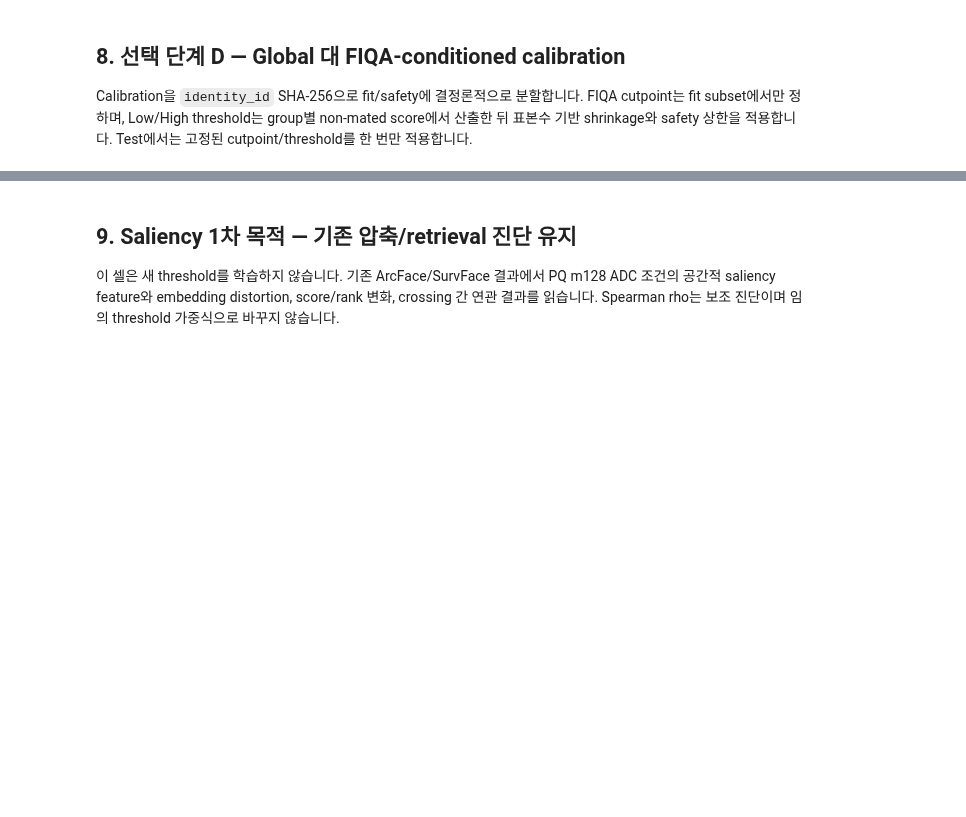
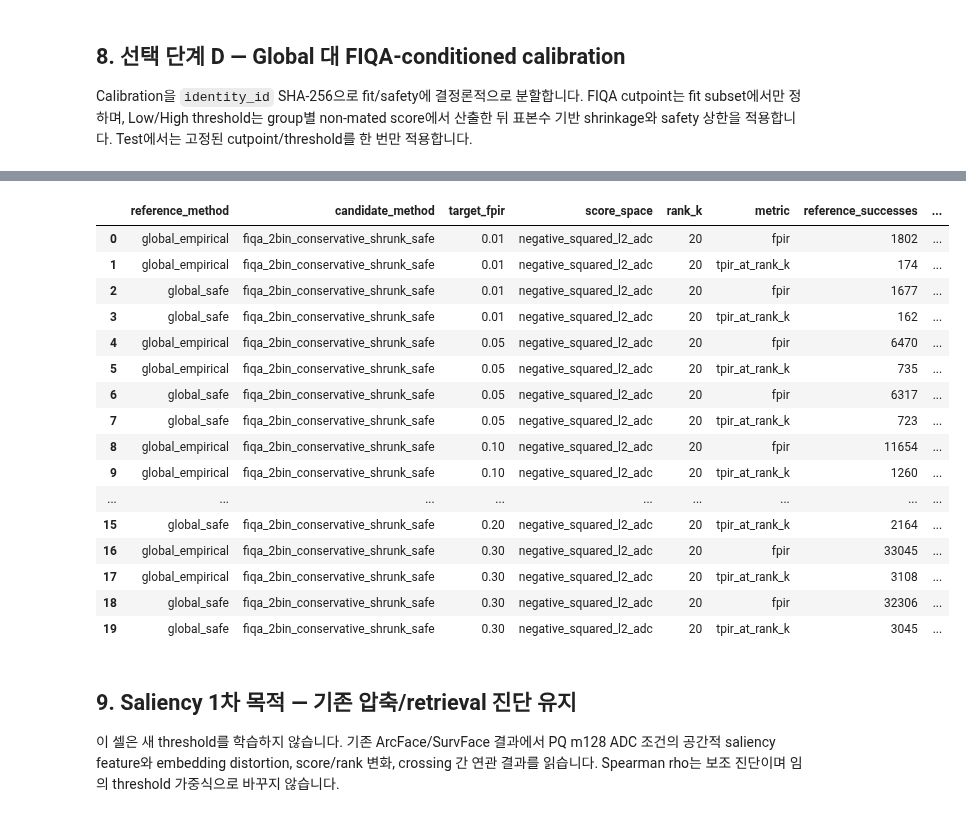
Before and after one commit to knougitrepos/ronbun, a Jupyter notebook: notebooks/calibration/00_fiqa_conditioned_threshold_calibration.ipynb, the cells around one changed output, grey strips where cells are left out. Drawn from its saved outputs; the diff is of its cells as text; code cells hidden in the pictures; blank space fills up the shorter version.

Commit message:
TEST : FIQA

```diff
--- a/notebooks/calibration/00_fiqa_conditioned_threshold_calibration.ipynb
+++ b/notebooks/calibration/00_fiqa_conditioned_threshold_calibration.ipynb
@@ -365,40 +459,56 @@ CALIBRATION_OUTPUT_DIR = (
     / selected_spec.model_uid / f'{COMPRESSION_PROFILE}__{SEARCH_MODE}'
 )
 comparison = None
+calibration_stage_action = 'not_run'
 
 if RUN_THRESHOLD_CALIBRATION:
-    if (
-        WRITE_CALIBRATION_ARTIFACT
-        and CALIBRATION_OUTPUT_DIR.exists()
-        and not OVERWRITE_OUTPUTS
-    ):
-        raise FileExistsError(
-            f'기존 calibration artifact가 있습니다: {CALIBRATION_OUTPUT_DIR}'
+    if CALIBRATION_OUTPUT_DIR.exists() and not OVERWRITE_OUTPUTS:
+        comparison = load_calibration_comparison_artifact(CALIBRATION_OUTPUT_DIR)
+        calibration_stage_action = 'reused_verified'
+        display(Markdown(f'완료된 calibration artifact를 검증 후 재사용합니다: `{CALIBRATION_OUTPUT_DIR}`'))
+    else:
+        if calibration_with_fiqa is None or test_with_fiqa is None:
+            raise RuntimeError('먼저 FIQA 및 condition score artifact를 준비해야 합니다.')
+        in_memory_comparison = run_global_vs_fiqa_calibration(
+            calibration_with_fiqa,
+            test_with_fiqa,
+            target_fpirs=TARGET_FPIRS,
+            bin_count=QUALITY_BIN_COUNT,
+            shrinkage_strength=SHRINKAGE_STRENGTH,
+            minimum_group_non_mated=MINIMUM_GROUP_NON_MATED,
+            safety_fraction=SAFETY_FRACTION,
+            partition_seed=PARTITION_SEED,
+            condition_manifest=condition_tables.manifest,
+            fiqa_manifest=fiqa_artifact.manifest,
         )
-    if calibration_with_fiqa is None or test_with_fiqa is None:
-        raise RuntimeError('먼저 FIQA 및 condition score artifact를 준비해야 합니다.')
-    in_memory_comparison = run_global_vs_fiqa_calibration(
-        calibration_with_fiqa,
-        test_with_fiqa,
-        target_fpirs=TARGET_FPIRS,
-        bin_count=QUALITY_BIN_COUNT,
-        shrinkage_strength=SHRINKAGE_STRENGTH,
-        minimum_group_non_mated=MINIMUM_GROUP_NON_MATED,
-        safety_fraction=SAFETY_FRACTION,
-        partition_seed=PARTITION_SEED,
-        condition_manifest=condition_tables.manifest,
-        fiqa_manifest=fiqa_artifact.manifest,
-    )
-    comparison = (
-        write_calibration_comparison_artifact(
-            CALIBRATION_OUTPUT_DIR, in_memory_comparison, overwrite=OVERWRITE_OUTPUTS
+        comparison = (
+            write_calibration_comparison_artifact(
+                CALIBRATION_OUTPUT_DIR, in_memory_comparison, overwrite=OVERWRITE_OUTPUTS
+            )
+            if WRITE_CALIBRATION_ARTIFACT
+            else in_memory_comparison
         )
-        if WRITE_CALIBRATION_ARTIFACT
-        else in_memory_comparison
-    )
+        calibration_stage_action = (
+            'computed_written' if WRITE_CALIBRATION_ARTIFACT else 'computed_in_memory'
+        )
 else:
     if CALIBRATION_OUTPUT_DIR.is_dir():
         comparison = load_calibration_comparison_artifact(CALIBRATION_OUTPUT_DIR)
+        calibration_stage_action = 'loaded_verified'
+
+if comparison is not None:
+    expected_comparison = {
+        'condition_uid': condition_tables.condition_uid if condition_tables is not None else None,
+        'fiqa_uid': fiqa_artifact.manifest['fiqa_uid'] if fiqa_artifact is not None else None,
+        'score_space': condition_tables.manifest['score_space'] if condition_tables is not None else None,
+    }
+    mismatches = {
+        key: (comparison.manifest.get(key), expected)
+        for key, expected in expected_comparison.items()
+        if expected is None or comparison.manifest.get(key) != expected
+    }
+    if mismatches:
+        raise ValueError(f'calibration artifact가 현재 입력 lineage와 다릅니다: {mismatches}')
 
 if comparison is None:
     display(Markdown(f'calibration comparison 대기 중: `{CALIBRATION_OUTPUT_DIR}`'))
@@ -414,3 +524,4 @@ else:
         .sort_values(['target_fpir', 'method']).reset_index(drop=True)
     )
     display(comparison.paired_comparisons)
+# %% [output]
@@ -417,3 +544,20 @@ else:
+|  | reference_method | candidate_method | target_fpir | score_space | rank_k | metric | reference_successes | ... |
+| 0 | global_empirical | fiqa_2bin_conservative_shrunk_safe | 0.01 | negative_squared_l2_adc | 20 | fpir | 1802 | ... |
+| 1 | global_empirical | fiqa_2bin_conservative_shrunk_safe | 0.01 | negative_squared_l2_adc | 20 | tpir_at_rank_k | 174 | ... |
+| 2 | global_safe | fiqa_2bin_conservative_shrunk_safe | 0.01 | negative_squared_l2_adc | 20 | fpir | 1677 | ... |
+| 3 | global_safe | fiqa_2bin_conservative_shrunk_safe | 0.01 | negative_squared_l2_adc | 20 | tpir_at_rank_k | 162 | ... |
+| 4 | global_empirical | fiqa_2bin_conservative_shrunk_safe | 0.05 | negative_squared_l2_adc | 20 | fpir | 6470 | ... |
+| 5 | global_empirical | fiqa_2bin_conservative_shrunk_safe | 0.05 | negative_squared_l2_adc | 20 | tpir_at_rank_k | 735 | ... |
+| 6 | global_safe | fiqa_2bin_conservative_shrunk_safe | 0.05 | negative_squared_l2_adc | 20 | fpir | 6317 | ... |
+| 7 | global_safe | fiqa_2bin_conservative_shrunk_safe | 0.05 | negative_squared_l2_adc | 20 | tpir_at_rank_k | 723 | ... |
+| 8 | global_empirical | fiqa_2bin_conservative_shrunk_safe | 0.10 | negative_squared_l2_adc | 20 | fpir | 11654 | ... |
+| 9 | global_empirical | fiqa_2bin_conservative_shrunk_safe | 0.10 | negative_squared_l2_adc | 20 | tpir_at_rank_k | 1260 | ... |
+| ... | ... | ... | ... | ... | ... | ... | ... | ... |
+| 15 | global_safe | fiqa_2bin_conservative_shrunk_safe | 0.20 | negative_squared_l2_adc | 20 | tpir_at_rank_k | 2164 | ... |
+| 16 | global_empirical | fiqa_2bin_conservative_shrunk_safe | 0.30 | negative_squared_l2_adc | 20 | fpir | 33045 | ... |
+| 17 | global_empirical | fiqa_2bin_conservative_shrunk_safe | 0.30 | negative_squared_l2_adc | 20 | tpir_at_rank_k | 3108 | ... |
+| 18 | global_safe | fiqa_2bin_conservative_shrunk_safe | 0.30 | negative_squared_l2_adc | 20 | fpir | 32306 | ... |
+| 19 | global_safe | fiqa_2bin_conservative_shrunk_safe | 0.30 | negative_squared_l2_adc | 20 | tpir_at_rank_k | 3045 | ... |
 # %% [markdown]
 ## 9. Saliency 1차 목적 — 기존 압축/retrieval 진단 유지
 
```
Also changed, not shown: parts of 14 cells of this notebook, 15 other files.
